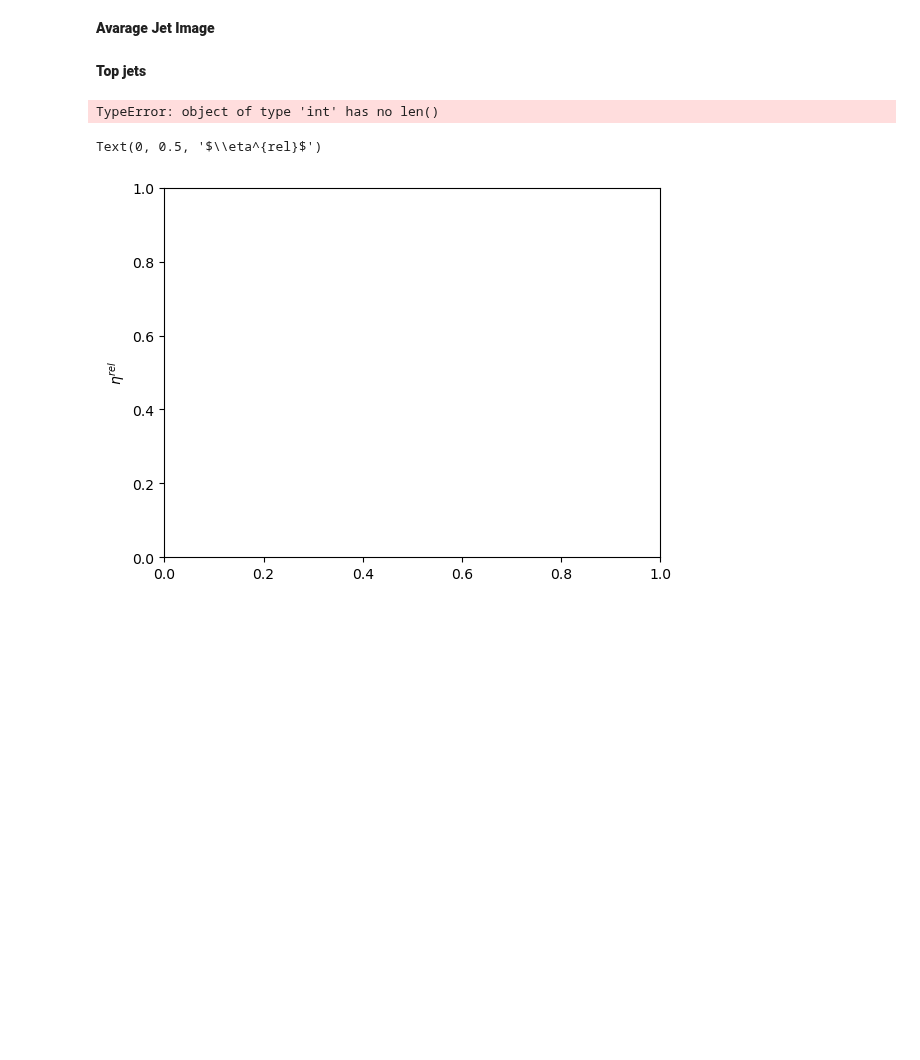
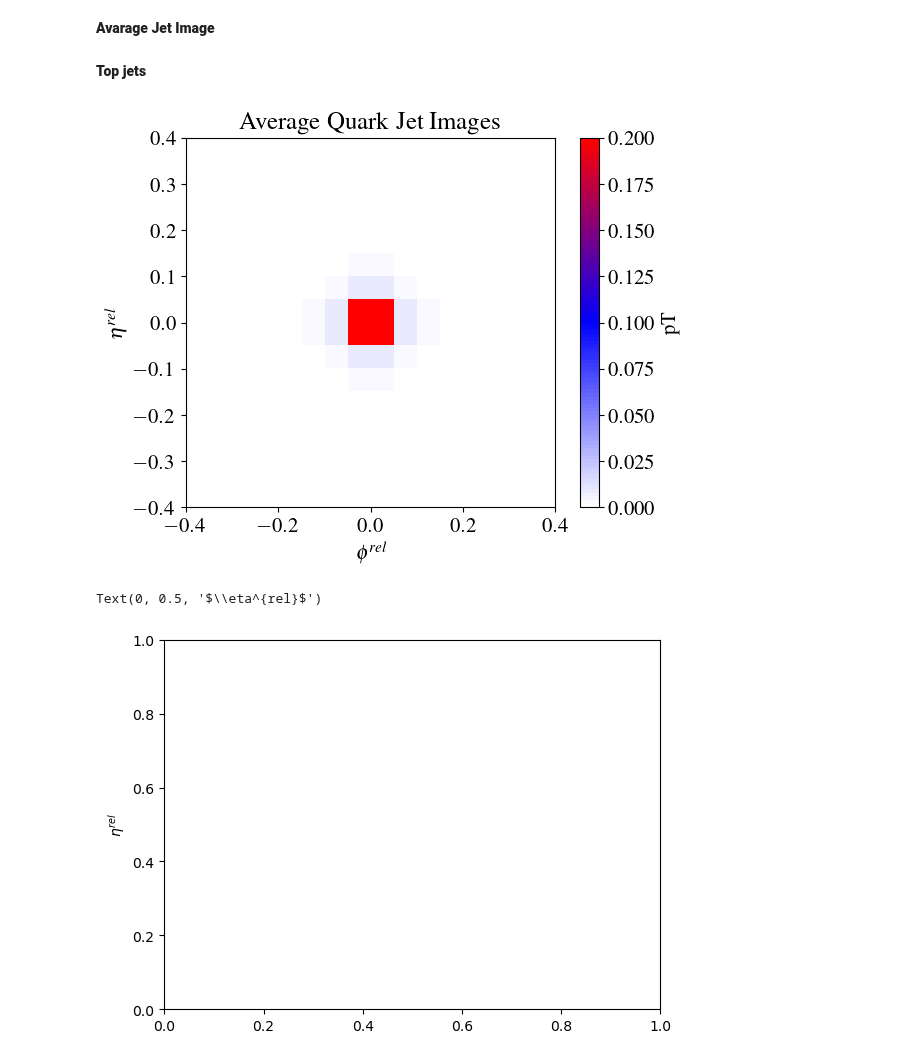
Before and after one commit to mathmartines/JetTagging, a Jupyter notebook: DataExploration/Matheus.ipynb, the cells around one changed output. Drawn from its saved outputs; the diff is of its cells as text; code cells hidden in the pictures; blank space fills up the shorter version.

```diff
--- a/DataExploration/Matheus.ipynb
+++ b/DataExploration/Matheus.ipynb
@@ -72,15 +48,25 @@ avg_jet_image = JetImageAvarageCalculator(jet_image_calculator=single_jet_image)
 jet_image_avg = JetImage((-0.4, 0.4), (-0.4, 0.4), 16, 16, avg_jet_image)
 # %% [markdown]
 ****Top jets****
+# %%
+from matplotlib import rc
+import os
+os.environ['PATH'] = f"/Library/TeX/texbin:{os.environ['PATH']}"
+rc('text', usetex=True)
+rc('font', **{'family': 'serif', 'serif': ['Times']})
+plt.rcParams.update({'font.size': 15})
 # %%
 # evaluating the image using Jet class
-avg_jet_image = jet_image_avg.create_jet_image(data_top)
+avg_jet_image = jet_image_avg.create_jet_image(data_quark.to_numpy())
 # plotting the grid
 plt.imshow(avg_jet_image, cmap=custom_cmap, extent=(-0.4, 0.4, -0.4, 0.4), vmin=0, vmax=0.2)
 plt.colorbar(label='pT')
 plt.xlabel(r'$\phi^{rel}$')
+plt.ylabel(r'$\eta^{rel}$')
+plt.title(r'Average Quark Jet Images')
+plt.savefig('AverageQuarkJetImages.png', bbox_inches="tight", dpi=300)
 # %% [output]
-TypeError: object of type 'int' has no len()
+[figure, added]
 # %%
 plt.ylabel(r'$\eta^{rel}$')
 # %% [output]
```
Also changed, not shown: parts of 7 cells of this notebook, 58 other files.
